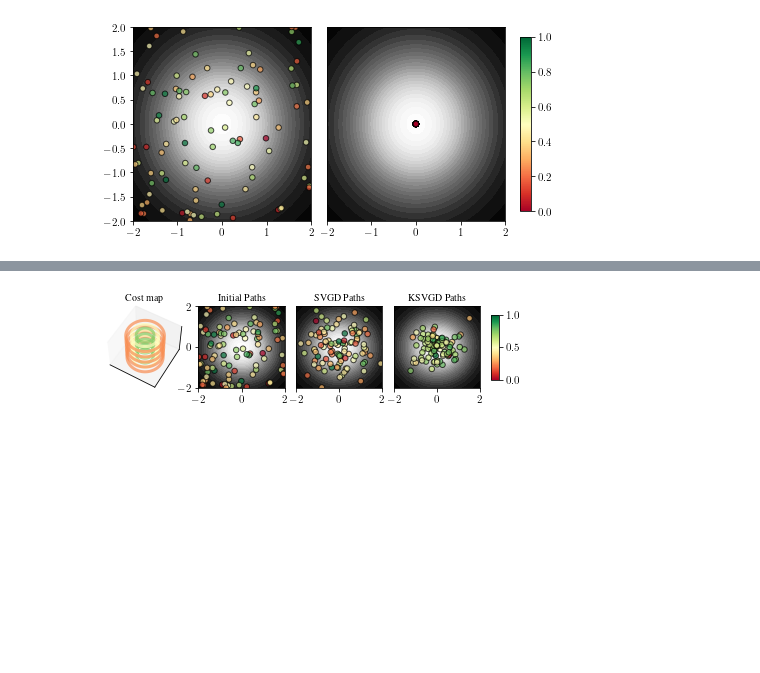
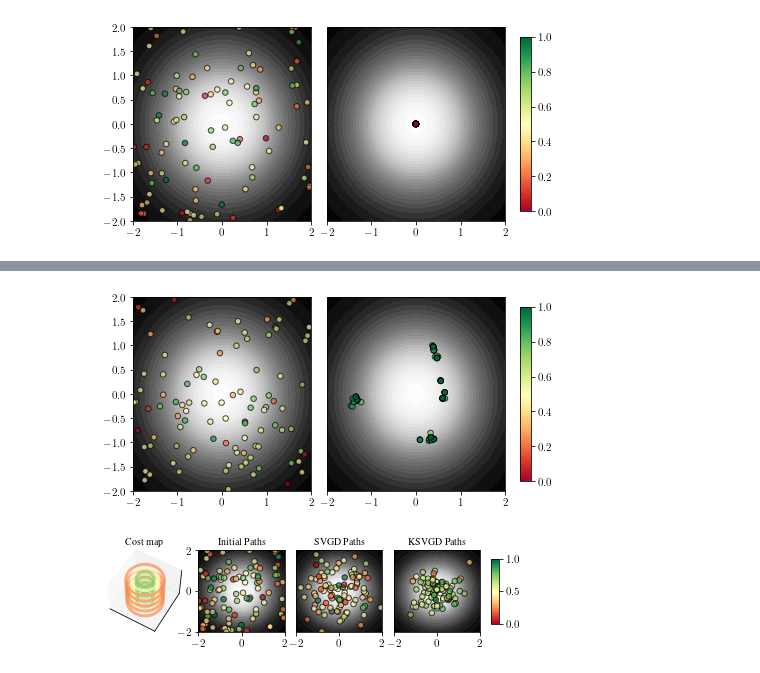
Before and after one commit to lubaroli/sigsvgd, a Jupyter notebook: examples/script_sequential_distribution.ipynb, the cells around one changed output, grey strips where cells are left out. Saved outputs shown, nothing was run; the diff lists cells and outputs as text; code cells hidden in the pictures; blank space fills up the shorter version.

```diff
--- a/examples/script_sequential_distribution.ipynb
+++ b/examples/script_sequential_distribution.ipynb
@@ -190,3 +203,21 @@ Variance of particles at each timestep: [0.24650439620018005, 0.2655782103538513
+# %%
+dim = 6
+ngrid = 100
+fig = plt.figure(figsize=(7.14, 7.14/2))
+gs = mpl.gridspec.GridSpec(20, 31, figure=fig)
+ax1 = fig.add_subplot(gs[:, :14])
+ax2 = fig.add_subplot(gs[:, 15:29])
+ax3 = fig.add_subplot(gs[1:-1, 30])
+
+init_probs = path_dist.log_prob(init_particles.flatten(1)).cpu()
+sig_probs = path_dist.log_prob(particles.flatten(1)).cpu()
+plot2d(ax1, init_particles.reshape(shape).cpu(), init_probs, dim, 100)
+plot2d(ax2, particles.reshape(shape).cpu(), sig_probs, dim, 100)
+ax2.set_yticks([])
+fig.colorbar(mpl.cm.ScalarMappable(norm=mpl.colors.Normalize(), cmap=scatter_cmap), cax=ax3)
+plt.show()
+# %% [output]
+[figure, added]
 # %%
 dim = 9
 ngrid = 100
```
Also changed, not shown: parts of 5 cells of this notebook, 8 other files.
